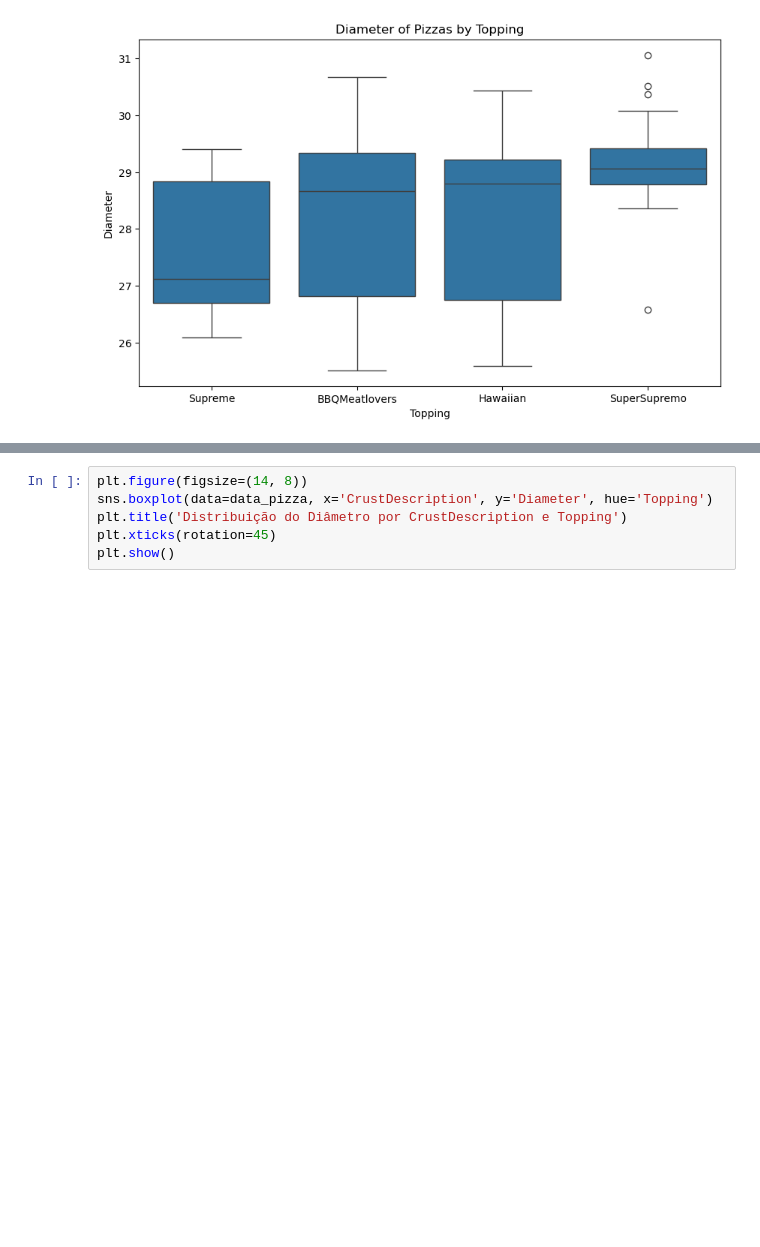
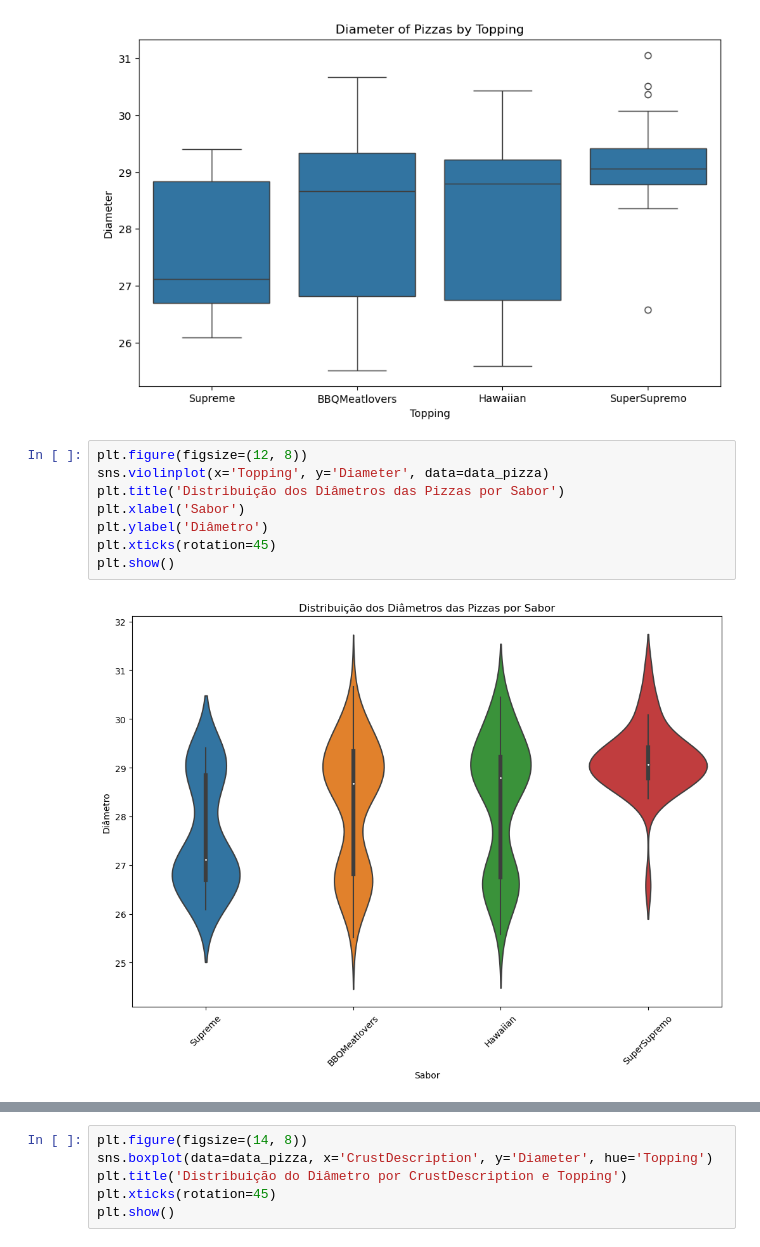
Before and after one commit to jvictorferreira3301/Prob-Stat, a Jupyter notebook: lab02.ipynb, the cells around one changed output, grey strips where cells are left out. Drawn from its saved outputs; the diff is of its cells as text; blank space fills up the shorter version.

Commit message:
plots novos

```diff
--- a/lab02.ipynb
+++ b/lab02.ipynb
@@ -284,3 +286,13 @@ plt.title('Diameter of Pizzas by Topping')
 plt.show()
 # %% [output]
 [figure]
+# %%
+plt.figure(figsize=(12, 8))
+sns.violinplot(x='Topping', y='Diameter', data=data_pizza)
+plt.title('Distribuição dos Diâmetros das Pizzas por Sabor')
+plt.xlabel('Sabor')
+plt.ylabel('Diâmetro')
+plt.xticks(rotation=45)
+plt.show()
+# %% [output]
+[figure, added]
```
Also changed, not shown: parts of 5 cells of this notebook.
